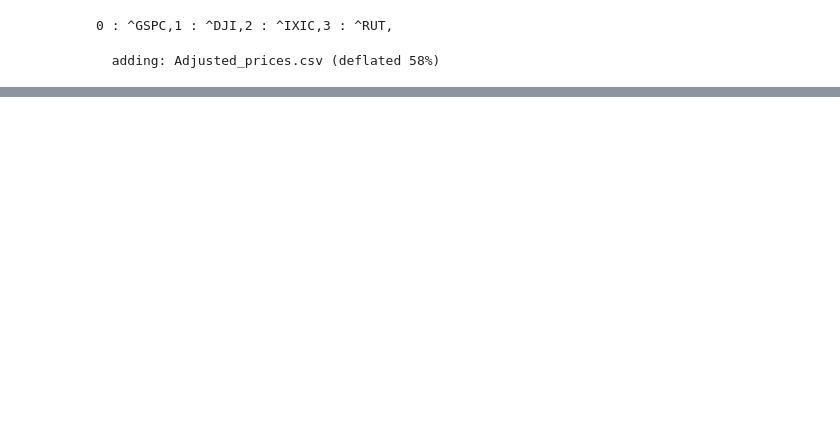
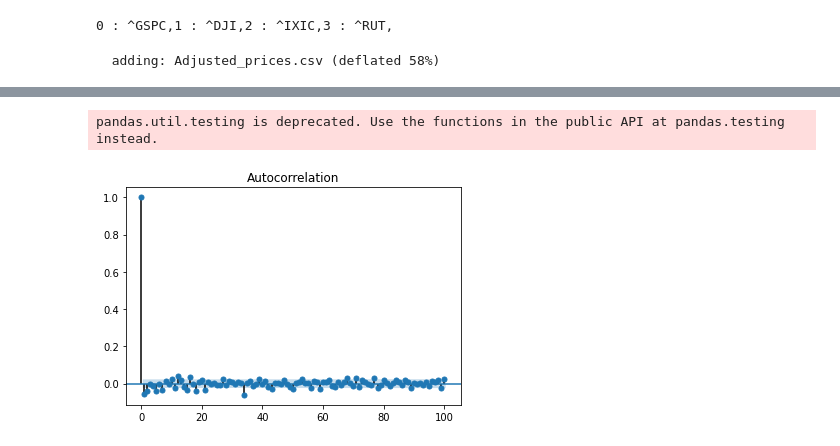
Before and after one commit to shambhavi-suri/MNIST_TDA, a Jupyter notebook: Time series/Financial_Data_Plots.ipynb, the cells around one changed output, grey strips where cells are left out. Saved outputs shown, nothing was run; the diff lists cells and outputs as text; code cells hidden in the pictures; blank space fills up the shorter version.

```diff
--- a/Time series/Financial_Data_Plots.ipynb
+++ b/Time series/Financial_Data_Plots.ipynb
@@ -104,7 +68,7 @@ for i in range(1,7301):
 adjusted_prices = pd.DataFrame()
 adjusted_prices['Dates'] = gspc_1[1:]
 adjusted_prices['GSPC'] = adjusted_gspc
-adjusted_prices['DJI'] = adjusted_dji
+#adjusted_prices['DJI'] = adjusted_dji
 adjusted_prices['IXIC'] = adjusted_ixic
 adjusted_prices['RUT'] = adjusted_rut
 adjusted_prices.to_csv('Adjusted_prices.csv')
@@ -193 +157,12 @@ DatetimeIndex(['1999-11-23', '1999-11-24', '1999-11-19', '1999-11-22',
               dtype='datetime64[ns]', name='Date', freq=None)
+# %%
+import matplotlib.pyplot as plt
+#Auto Correlation Plots
+from statsmodels.graphics import tsaplots
+
+# Display the autocorrelation plot of your time series
+fig = tsaplots.plot_acf(adjusted_prices['GSPC'], lags=100)
+plt.show()
+# %% [output]
+pandas.util.testing is deprecated. Use the functions in the public API at pandas.testing instead.
+[figure, added]
```
Also changed, not shown: parts of 35 cells of this notebook, 3 other files.
